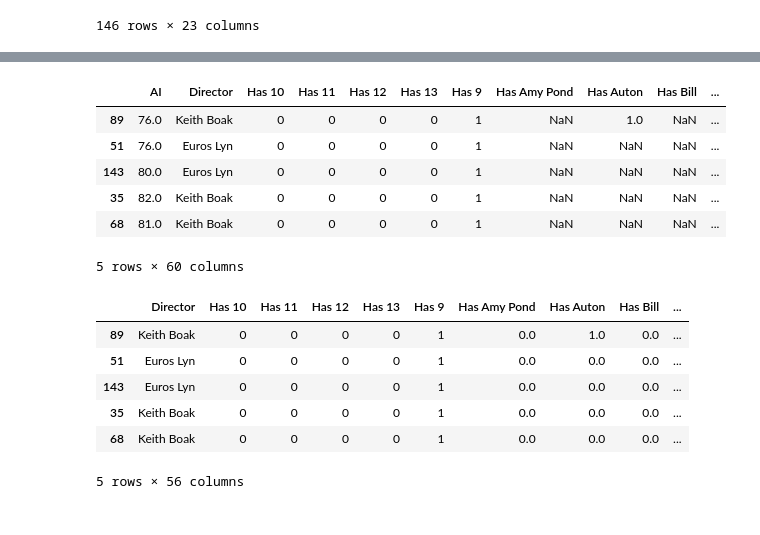
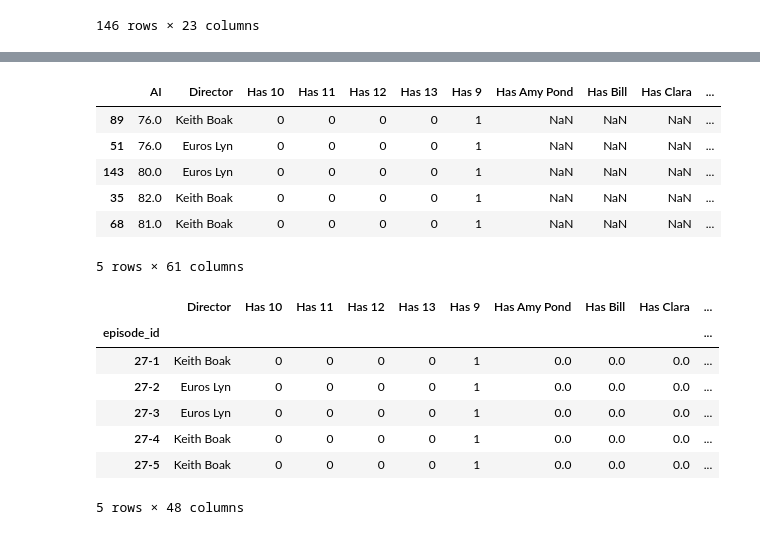
Before and after one commit to IntegerMan/WhoML, a Jupyter notebook: EDA/WhoFeatureExtraction.ipynb, the cells around one changed output, grey strips where cells are left out. Saved outputs shown, nothing was run; the diff lists cells and outputs as text; code cells hidden in the pictures.

```diff
--- a/EDA/WhoFeatureExtraction.ipynb
+++ b/EDA/WhoFeatureExtraction.ipynb
@@ -58,28 +58,29 @@ df
 # %%
 # Determine which notable characters / monsters are in the episode
 noteable_characters = [
-    'The Doctor',
     'Rose Tyler',
     'Mickey Smith',
     'Jackie Tyler',
-    'Clive',
     'Cyberman',
-    'Auton',
     'Dalek',
+    'Commander Strax'
     'Captain Jack Harkness',
-    'Evil Santa',
     'Sarah Jane Smith',
     'Ood',
     'Donna Noble',
     'Martha Jones',
     'Judoon',
-    'Futurekind',
     'Amy Pond',
     'Rory',
     'River Song',
     'Clara',
     'Weeping Angel',
-    'Silent',
+    'The Silent',
+    'Madame Kovarian',
+    'Madame Vastra',
+    'Winston Churchill',
+    'Sophie',
+    'Jenny Flint',
     'The War Doctor',
     'Danny Pink',
     'Bill',
@@ -87,11 +88,13 @@ noteable_characters = [
     'The Master',
     'Kate Lethbridge-Stewart',
     'Zygon',
+    'Sontaran',
     'Nardole',
     'Yasmin Khan',
     'Graham O\'Brien',
     'Ryan Sinclair',
-    'Grace'
+    'Grace',
+    'Winston Churchill'
 ]
 
 def extract_cast_info(row):
@@ -103,10 +106,20 @@ def extract_cast_info(row):
         roleName = role['role']
 
         # Clean up names
-        if roleName == 'Doctor Who':
-            roleName = 'The Doctor'
+        if roleName.startswith('Dalek'):
+            roleName = 'Dalek'
+        if roleName.startswith('Cyber'):
+            roleName = 'Cyberman'
         if roleName == 'Rory Williams':
             roleName = 'Rory'
+        if roleName == 'Angel Bob':
+            roleName = 'Weeping Angel'
+        if roleName.startswith('Judoon'):
+            roleName = 'Judoon'
+        if roleName == 'Silent':
+            roleName = 'The Silent'
+        if roleName == 'Emperor Winston Churchill' or roleName == 'Churchill':
+            roleName = 'Winston Churchill'
 
         # Add a column for the character if we care about them
         if roleName in noteable_characters:
@@ -143,6 +156,8 @@ def extract_crew_info(row):
             row['Producer'] = name
         elif role == 'Director':
             row['Director'] = name
+        elif role == 'Incidental Music' or role == 'Music' or role == 'Composer':
+            row['Music'] = name
 
     return row
 
@@ -163,35 +178,38 @@ df.loc[df['title'].eq('Closing Time'), ['Producer']] = 'Denise Paul'
 
 df.head()
 # %% [output]
-|  | AI | Director | Has 10 | Has 11 | Has 12 | Has 13 | Has 9 | Has Amy Pond | Has Auton | Has Bill | ... |
-| 89 | 76.0 | Keith Boak | 0 | 0 | 0 | 0 | 1 | NaN | 1.0 | NaN | ... |
+|  | AI | Director | Has 10 | Has 11 | Has 12 | Has 13 | Has 9 | Has Amy Pond | Has Bill | Has Clara | ... |
+| 89 | 76.0 | Keith Boak | 0 | 0 | 0 | 0 | 1 | NaN | NaN | NaN | ... |
 | 51 | 76.0 | Euros Lyn | 0 | 0 | 0 | 0 | 1 | NaN | NaN | NaN | ... |
 | 143 | 80.0 | Euros Lyn | 0 | 0 | 0 | 0 | 1 | NaN | NaN | NaN | ... |
 | 35 | 82.0 | Keith Boak | 0 | 0 | 0 | 0 | 1 | NaN | NaN | NaN | ... |
 | 68 | 81.0 | Keith Boak | 0 | 0 | 0 | 0 | 1 | NaN | NaN | NaN | ... |
-5 rows × 60 columns
+5 rows × 61 columns
 # %%
 # Move NaN columns to use 0's instead (helps summarization)
 df['Director'] = df['Director'].fillna('Other')
 df['Writer'] = df['Writer'].fillna('Other')
 df['Producer'] = df['Producer'].fillna('Other')
+df['Music'] = df['Music'].fillna('Other')
 df = df.fillna(0)
 
 # Drop unnecessary columns now that feature extraction is over
-df.drop(columns=['crew', 'cast', 'summary','AI'], inplace=True)
+df.set_index('episode_id', inplace=True)
+df.drop(columns=['crew', 'cast', 'summary','AI','broadcasthour','chart','description','duration','share','views', 'votes', 'weekday'], inplace=True)
 
 # Translate the season number to be relative to "New Who"
 df['season'] = df['season'] - 26
 
 df.head()
 # %% [output]
-|  | Director | Has 10 | Has 11 | Has 12 | Has 13 | Has 9 | Has Amy Pond | Has Auton | Has Bill | ... |
-| 89 | Keith Boak | 0 | 0 | 0 | 0 | 1 | 0.0 | 1.0 | 0.0 | ... |
-| 51 | Euros Lyn | 0 | 0 | 0 | 0 | 1 | 0.0 | 0.0 | 0.0 | ... |
-| 143 | Euros Lyn | 0 | 0 | 0 | 0 | 1 | 0.0 | 0.0 | 0.0 | ... |
-| 35 | Keith Boak | 0 | 0 | 0 | 0 | 1 | 0.0 | 0.0 | 0.0 | ... |
-| 68 | Keith Boak | 0 | 0 | 0 | 0 | 1 | 0.0 | 0.0 | 0.0 | ... |
+|  | Director | Has 10 | Has 11 | Has 12 | Has 13 | Has 9 | Has Amy Pond | Has Bill | Has Clara | ... |
+| episode_id |  |  |  |  |  |  |  |  |  | ... |
+| 27-1 | Keith Boak | 0 | 0 | 0 | 0 | 1 | 0.0 | 0.0 | 0.0 | ... |
+| 27-2 | Euros Lyn | 0 | 0 | 0 | 0 | 1 | 0.0 | 0.0 | 0.0 | ... |
+| 27-3 | Euros Lyn | 0 | 0 | 0 | 0 | 1 | 0.0 | 0.0 | 0.0 | ... |
+| 27-4 | Keith Boak | 0 | 0 | 0 | 0 | 1 | 0.0 | 0.0 | 0.0 | ... |
+| 27-5 | Keith Boak | 0 | 0 | 0 | 0 | 1 | 0.0 | 0.0 | 0.0 | ... |
-5 rows × 56 columns
+5 rows × 48 columns
 # %%
 # Descriptive Statistics
 df.describe(include='all')
```
Also changed, not shown: parts of 3 cells of this notebook, 3 other files.
